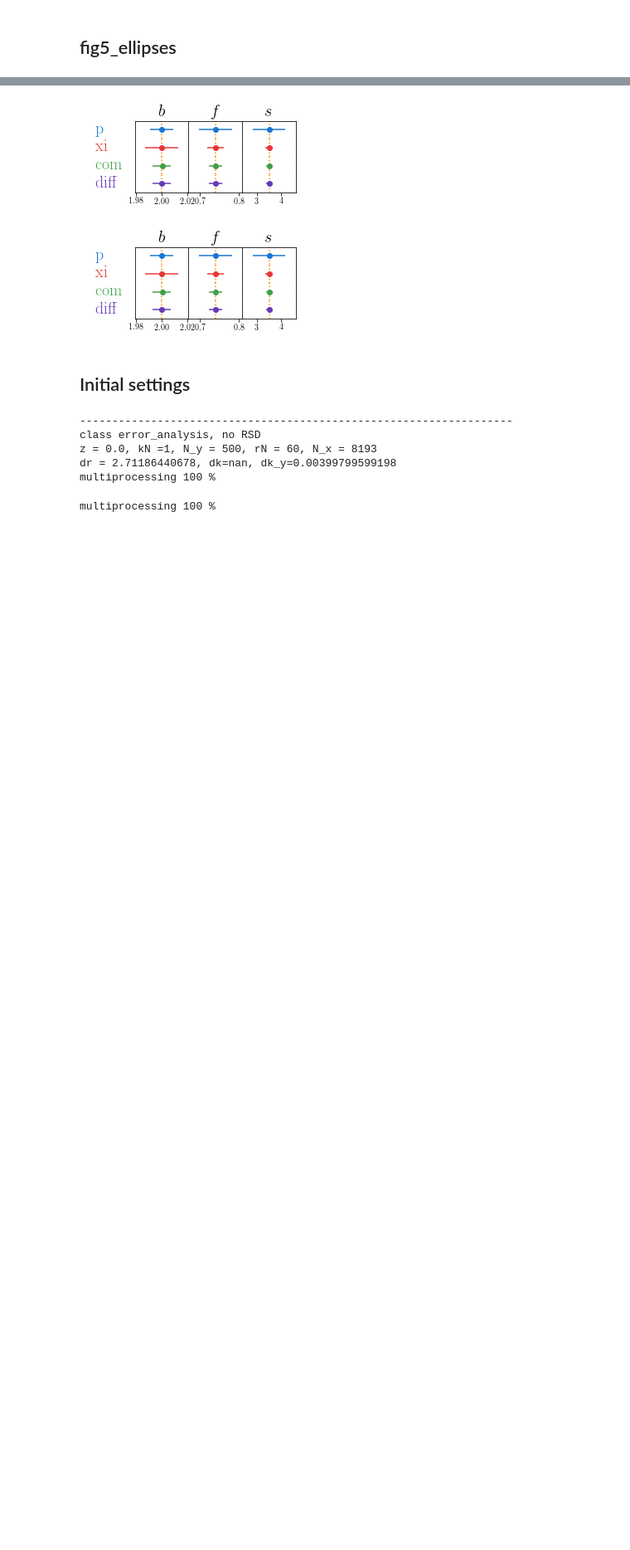
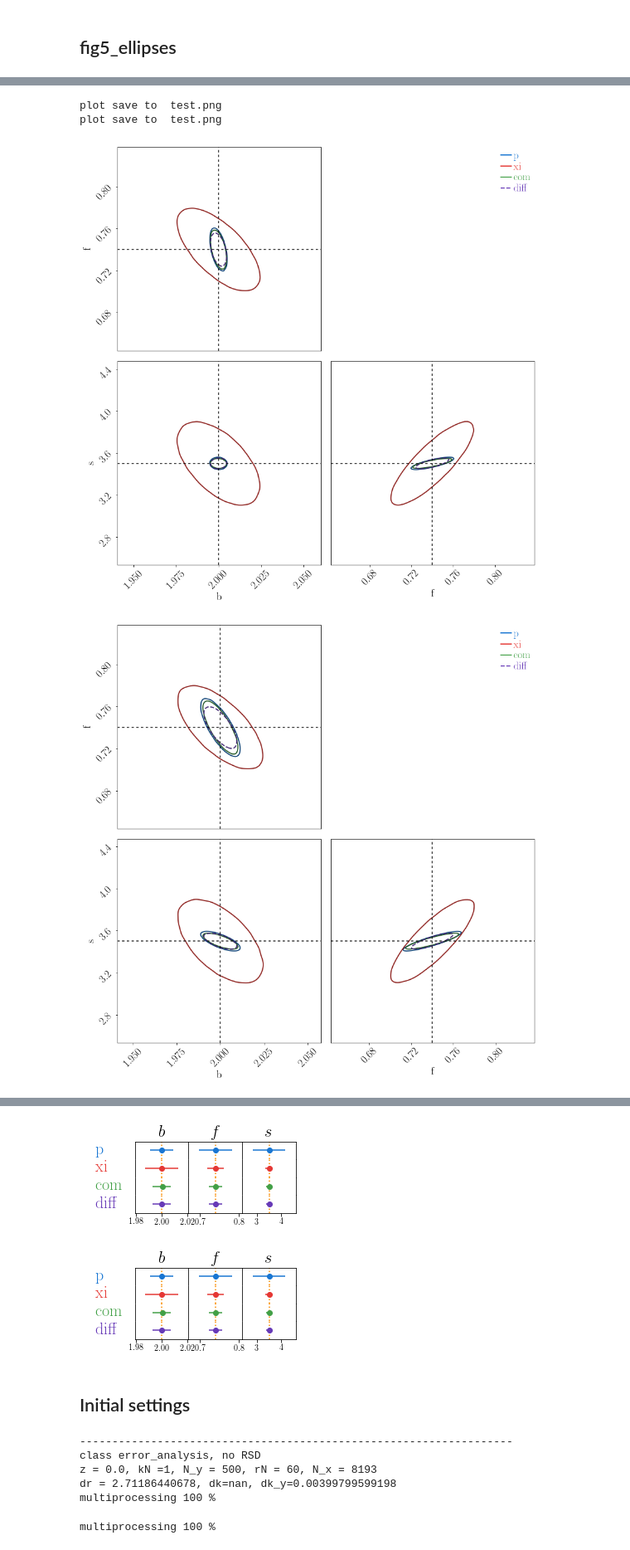
Before and after one commit to sujeong-lee/SNR, a Jupyter notebook: notebook/plotting_ellipse.ipynb, the cells around one changed output, grey strips where cells are left out. Shown at 83% size. Drawn from its saved outputs; the diff is of its cells as text; code cells hidden in the pictures; blank space fills up the shorter version.

```diff
--- a/notebook/plotting_ellipse.ipynb
+++ b/notebook/plotting_ellipse.ipynb
@@ -65,0 +83,11 @@ plot save to  test.png
+# %%
+data = fitsio.read('../output_Grieb_Satpathy///output_bfs.fits')
+plotting_ellipse(data)
+
+data = fitsio.read('../output_Grieb_Satpathy///output_nn.fits')
+plotting_ellipse(data)
+# %% [output]
+plot save to  test.png
+plot save to  test.png
+[figure, added]
+[figure, added]
```
Also changed, not shown: parts of 10 cells of this notebook, 10 other files.
